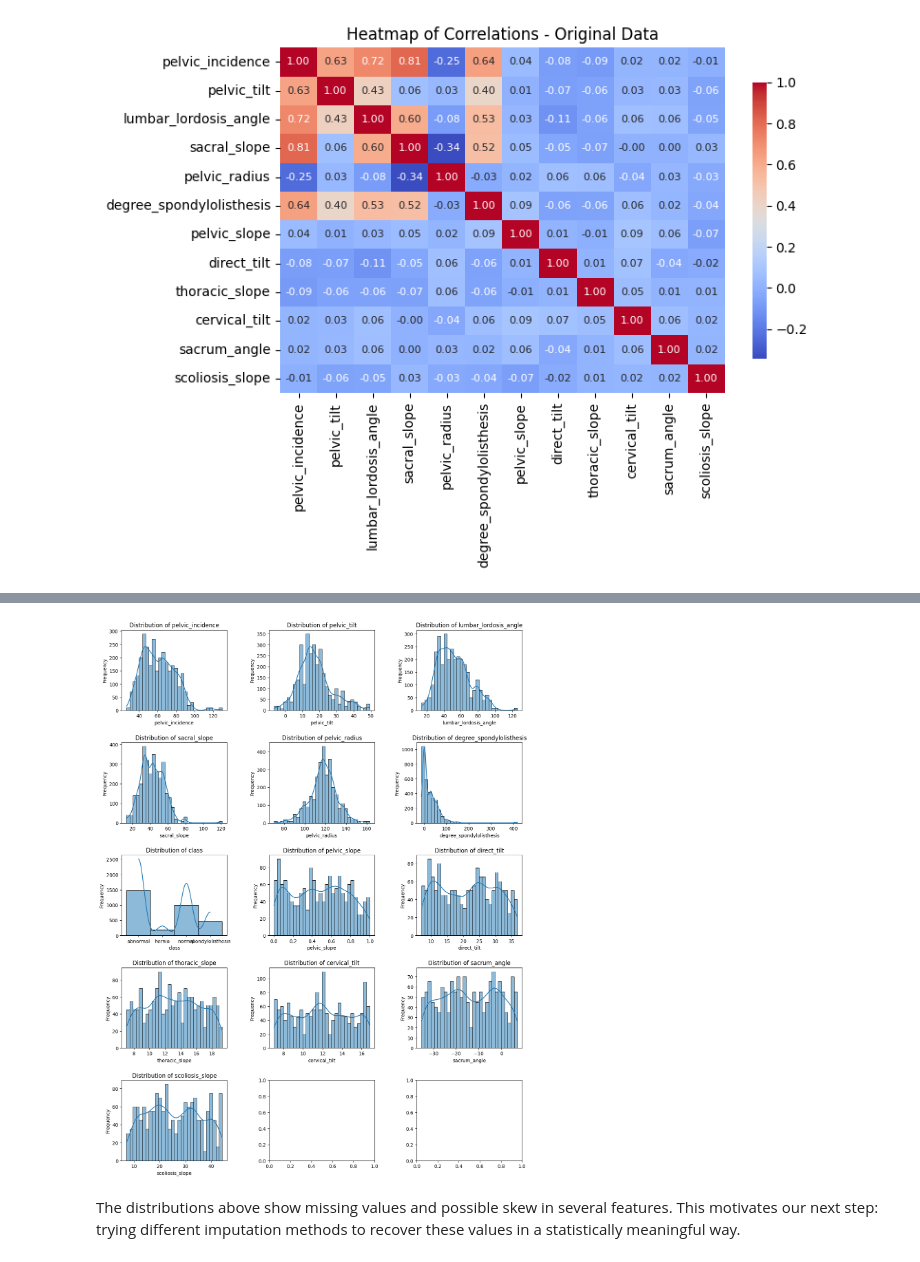
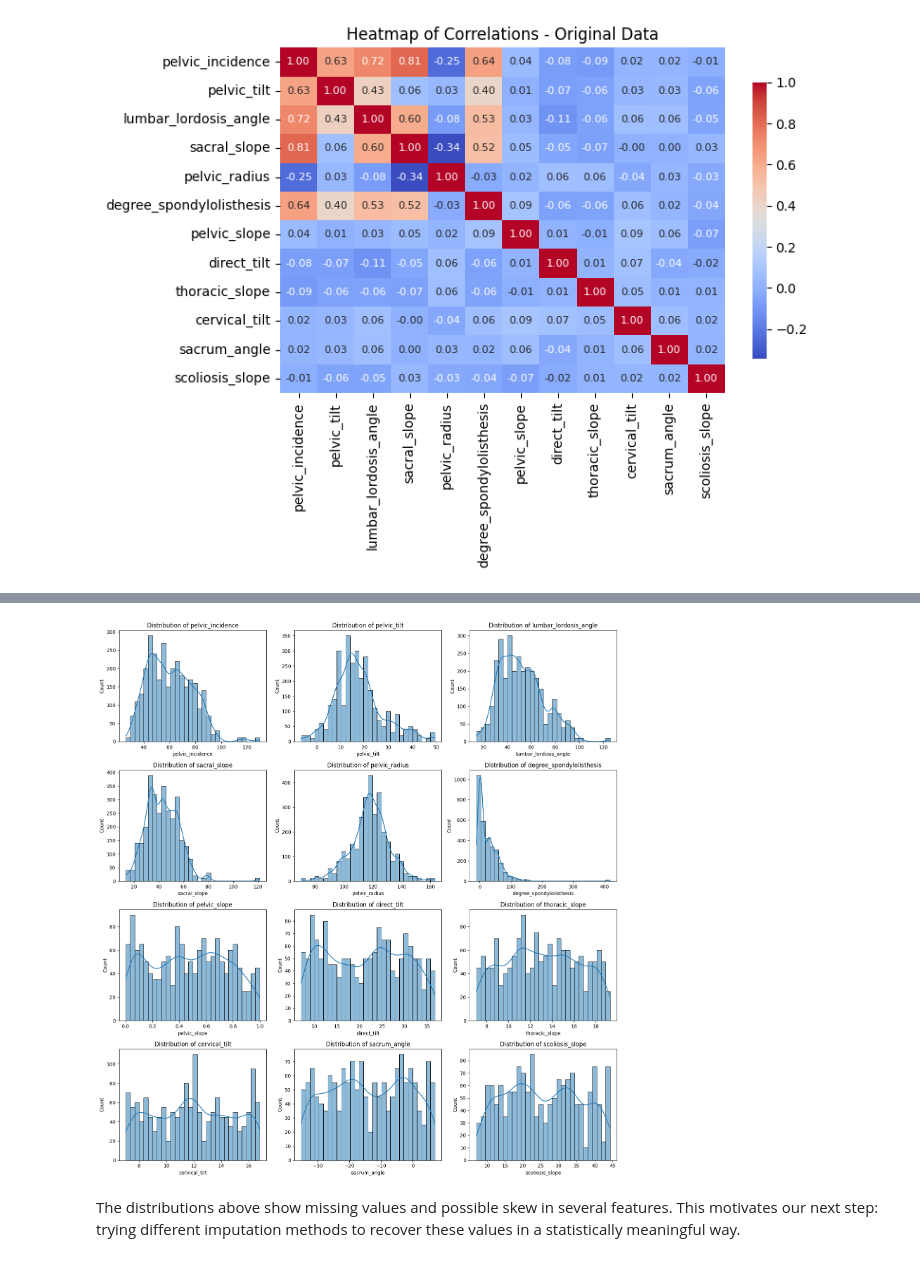
Before and after one commit to DSkilton/ML_Approaches_for_Predicting_Spinal_Disorders, a Jupyter notebook: main.ipynb, the cells around one changed output, grey strips where cells are left out. Drawn from its saved outputs; the diff is of its cells as text; code cells hidden in the pictures.

Commit message:
Refactor data cleaning & feature pipeline: outlier removal, drop redundant pelvic angles, unify feature naming, update scaling/imputation steps

```diff
--- a/main.ipynb
+++ b/main.ipynb
@@ -86,19 +95,17 @@ plt.show()
 # %%
+# Distribution histograms of only numeric features
+FEATURE_COLS = unclean_data.select_dtypes(include=['float64','int64']).columns
 ncols = 3
-nrows = math.ceil(len(unclean_data.columns) / ncols)
-
+nrows = math.ceil(len(FEATURE_COLS) / ncols)
 fig, axes = plt.subplots(nrows, ncols, figsize=(15, nrows*4))
-fig.subplots_adjust(hspace=0.4, wspace=0.4)
-
 axes = axes.flatten()
-
-for ax, col in zip(axes, unclean_data.columns):
+for ax, col in zip(axes, FEATURE_COLS):
     sns.histplot(unclean_data[col], bins=30, kde=True, ax=ax)
     ax.set_title(f'Distribution of {col}')
-    ax.set_xlabel(col)
-    ax.set_ylabel('Frequency')
+plt.tight_layout()
+plt.show()
 # %% [output]
-[figure, old version]
+[figure, new version]
 # %% [markdown]
 The distributions above show missing values and possible skew in several features. This motivates our next step: trying different imputation methods to recover these values in a statistically meaningful way.
 # %% [markdown]
```
Also changed, not shown: parts of 84 cells of this notebook.
